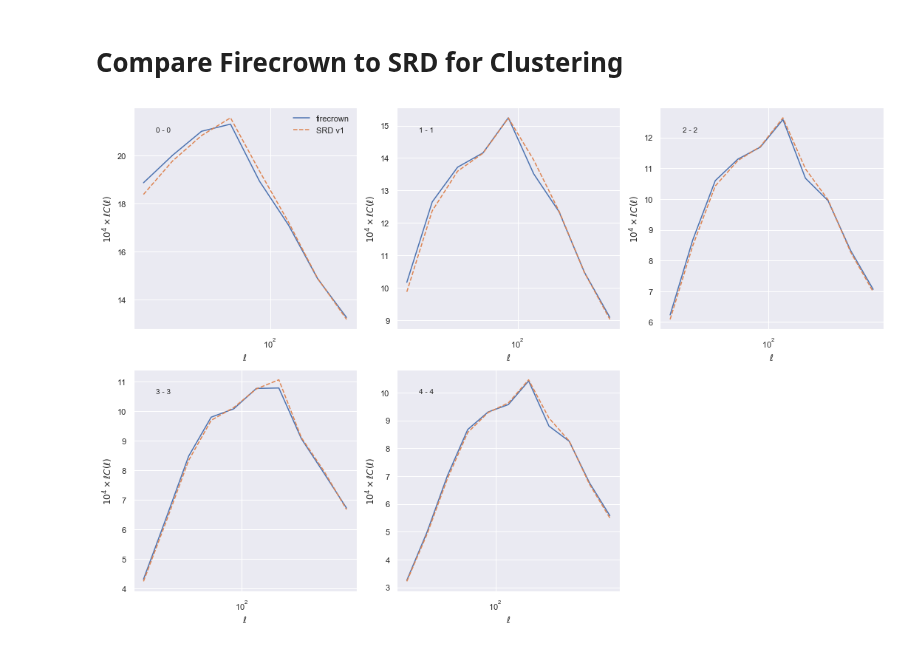
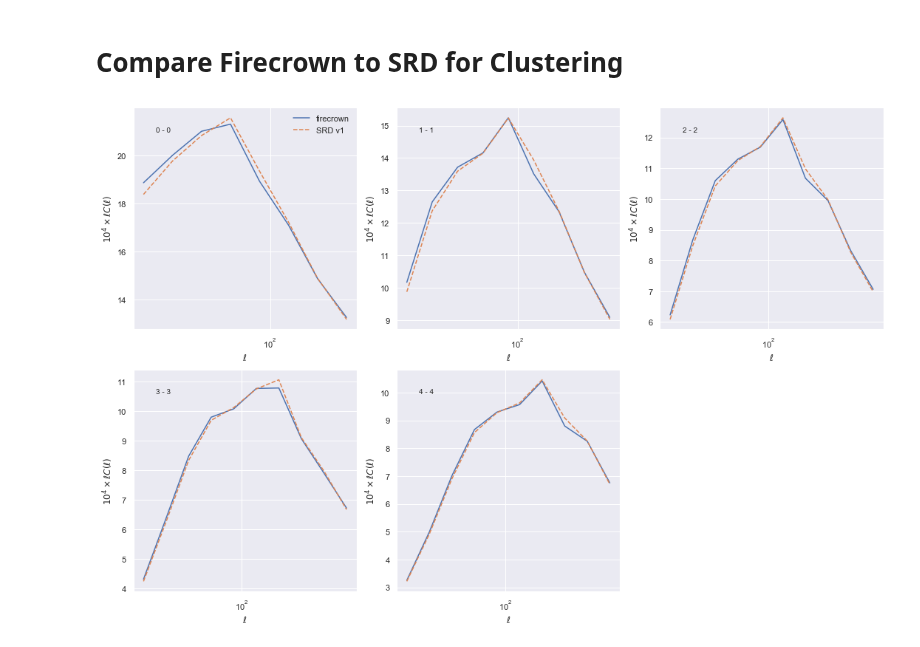
Before and after one commit to LSSTDESC/firecrown, a Jupyter notebook: examples/desc_srd_v1/plot_desc_srd_v1_computations.ipynb, the cells around one changed output. Saved outputs shown, nothing was run; the diff lists cells and outputs as text; code cells hidden in the pictures.

Commit message:
ENH update DESC SRD example to use SACC

```diff
--- a/examples/desc_srd_v1/plot_desc_srd_v1_computations.ipynb
+++ b/examples/desc_srd_v1/plot_desc_srd_v1_computations.ipynb
@@ -8,7 +8,7 @@ import seaborn as sns
 sns.set()
 # %%
 # set this to your local analysis ID
-ANALYSIS_ID = 'ad6c34a146154445b69f28006c827ec5'
+ANALYSIS_ID = '8ceb0983865044ccb408f1e115cfa08e'
 # %% [markdown]
 The SRD data vector is `[src-src, src-lens, lens-lens]` where
 all `src` bin combinations are kept, only the `src-lens` combinations
@@ -26,3 +22,5 @@ assert len(datav) == (5*(5+1)//2 + 7 + 5)*20
+# %%
+srd_data = sacc.Sacc.load_fits('srd_data/srd_v1_sacc_data.fits')
 # %% [markdown]
 # Plot the Redshift Distributions
 # %%
@@ -30,9 +28,9 @@ fig, axs = plt.subplots(nrows=1, ncols=2, figsize=(12, 6))
 
 ax = axs[0]
 for i in range(n_lens):
-    df = pd.read_csv('./data_gen/lens%d_dndz.csv' % i)
-    df['dndz'] /= np.sum(df['dndz'])
-    ax.plot(df['z'], df['dndz'], label='lens %d' % i)
+    tr = srd_data.get_tracer('lens%d' % i)
+    dndz = tr.nz / np.sum(tr.nz)
+    ax.plot(tr.z, dndz, label='lens %d' % i)
 
 ax.set_xlabel('z')
 ax.set_ylabel('dn/dz')
@@ -41,9 +39,9 @@ ax.set_xlim(0.0, 1.5)
 
 ax = axs[1]
 for i in range(n_src):
-    df = pd.read_csv('./data_gen/src%d_dndz.csv' % i)
-    df['dndz'] /= np.sum(df['dndz'])
-    ax.plot(df['z'], df['dndz'], label='src %d' % i)
+    tr = srd_data.get_tracer('src%d' % i)
+    dndz = tr.nz / np.sum(tr.nz)
+    ax.plot(tr.z, dndz, label='src %d' % i)
 
 ax.set_xlabel('z')
 ax.set_ylabel('dn/dz')
@@ -57,3 +57,5 @@ plt.tight_layout()
+# %%
+fd = sacc.Sacc.load_fits('output_%s/statistics/two_point/sacc_measured.fits' % ANALYSIS_ID)
 # %%
 fig, axs = plt.subplots(nrows=5, ncols=5, figsize=(16, 16))
 
@@ -173,8 +163,6 @@ assert loc == (5*(5+1)//2*20) + 7*20
 # Compare Firecrown to SRD for Clustering
 # %%
 # get loc excluding cosmic shear and gg lensing
-loc = (5*(5+1)//2*20) + 7*20
-
 fig, axs = plt.subplots(nrows=2, ncols=3, figsize=(15, 10))
 
 axs = axs.ravel()
@@ -183,57 +171,47 @@ for i in range(n_lens):
     ax = axs[i]
 
     # read in the SRD values
-    cl_data = pd.read_csv('output_%s/two_point/cl_lens%d_lens%d.csv' % (
-        ANALYSIS_ID, i, i))
+    ell, vals = fd.get_ell_cl(
+        'galaxy_density_cl', 'lens%d' % i, 'lens%d' % i)
+
+    _, dvals = srd_data.get_ell_cl(
+        'galaxy_density_cl', 'lens%d' % i, 'lens%d' % i)
+
+    assert np.all(dvals > 0)
+    msk = (dvals > 0) & (vals > 0)
+    dvals = dvals[msk]
+    vals = vals[msk]
+    ell = ell[msk]
 
     # this is a factor of 10^4 x ell to take out the dynamic range
-    ell = cl_data['ell_or_theta'].array.to_numpy()
     fac = 1e4 * ell
-
-    dvals = datav[loc:loc + 20]
-    vals = cl_data['predicted_statistic'].array.to_numpy()
-
-    assert np.sum(dvals > 0) == len(fac)
-
-    msk = dvals > 0
-    dvals = dvals[msk]
-    if np.sum(msk) > len(ell):
-        msk = msk[:len(ell)]
-        dvals = dvals[:len(ell)]
-    else:
-        ell = ell[:len(dvals)]
-        fac = fac[:len(dvals)]
-        vals = vals[:len(dvals)]
 
     # firecrown
     ax.semilogx(
         ell,
         (fac * vals),
         label='firecrown')
 
-    # grab the right section of the SRD model
     ax.semilogx(
         ell,
         (fac * dvals),
         linestyle='dashed',
         label='SRD v1')
 
     loc += 20
 
     if i == 0:
         ax.legend(loc=1, frameon=False)
 
     ax.text(
         0.1, 0.9, '%d - %d' % (i, i),
         horizontalalignment='left',
         verticalalignment='center',
         transform=ax.transAxes)
 
     ax.set_xlabel('$\ell$')
     ax.set_ylabel(r'$10^{4}\times\ell C(\ell)$')
 
 plt.tight_layout()
-
-assert loc == datav.shape[0]
 # %% [output]
-[figure, old version]
+[figure, new version]
```
Also changed, not shown: parts of 6 cells of this notebook, 16 other files.
